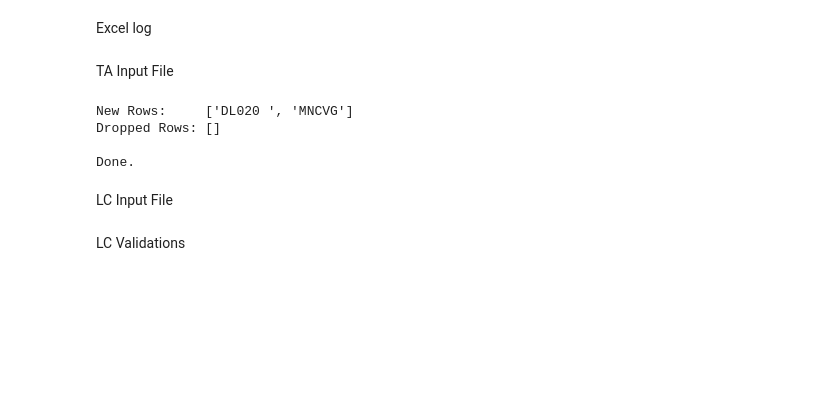
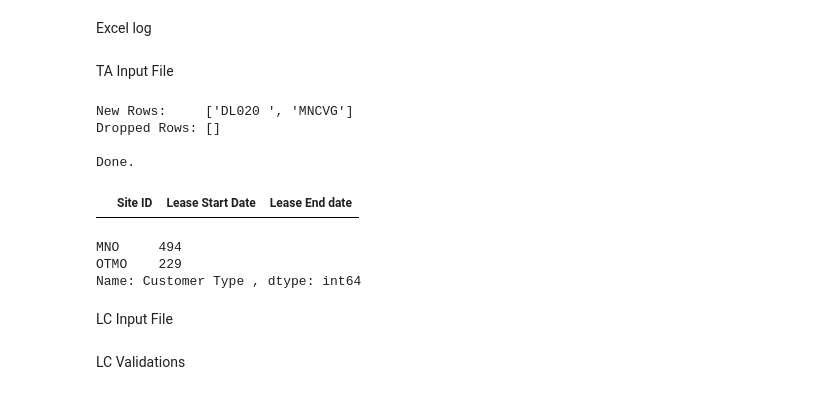
Before and after one commit to emerenan/xlsx_validation, a Jupyter notebook: ie_validations.ipynb, the cells around one changed output. Saved outputs shown, nothing was run; the diff lists cells and outputs as text; code cells hidden in the pictures; blank space fills up the shorter version.

```diff
--- a/ie_validations.ipynb
+++ b/ie_validations.ipynb
@@ -1435,24 +1498,0 @@ ta.head(3)
-# %%
-path='/content/TowerDB_Ireland_20210531 1.xlsx'
-sheet='TA_Input_Ireland_20210531'
-skiprows=0
-skipcols=0
-ta = read_files(path, sheet, skiprows, skipcols)
-
-#Check date format(dd/mm/YYYY)
-#actives_sites_tw = actives[['Site ID ']]
-#ta = ta.merge(actives_sites_tw, on='Site ID ', how='inner')
-
-cols_date = ['Site ID ', 'Lease Start Date ', 'Lease End date ']
-df_dates_erros = check_date_columns(ta, 'Site ID ', cols_date, 2)
-# No errors
-
-"""Picklist Values"""
-picklist_ta = {
-    'Customer Type ': ['MNO','OTMO']
-}
-
-ta_pick_cols = ['Site ID ', 'Customer Type ']
-
-df_ta_pick = check_picklist(ta, 'Site ID ', ta_pick_cols,picklist_ta)
-# No errors
@@ -1474,3 +1505,23 @@ date_parser(ta, dates, "%d/%m/%Y")
+# %%
+def check_lc_ta_dates(df,tw_index, start_date,end_date):
+
+        filtered = df[pd.to_datetime(df[start_date]) > pd.to_datetime(df[end_date])]
+        return filtered[[tw_index, start_date, end_date]]
+
+df_ta_dates = check_lc_ta_dates(ta,"Site ID ", "Lease Start Date ","Lease End date ")
+df_ta_dates
+# %% [output]
+|  | Site ID | Lease Start Date | Lease End date |
+# %%
+"""Picklist Values"""
+picklist_ta = {
+    'Customer Type ': ['MNO','OTMO']
+}
+ta['Customer Type '].value_counts()
+# %% [output]
+MNO     494
+OTMO    229
+Name: Customer Type , dtype: int64
 # %% [markdown]
 LC Input File
 # %%
```
Also changed, not shown: parts of 25 cells of this notebook.
